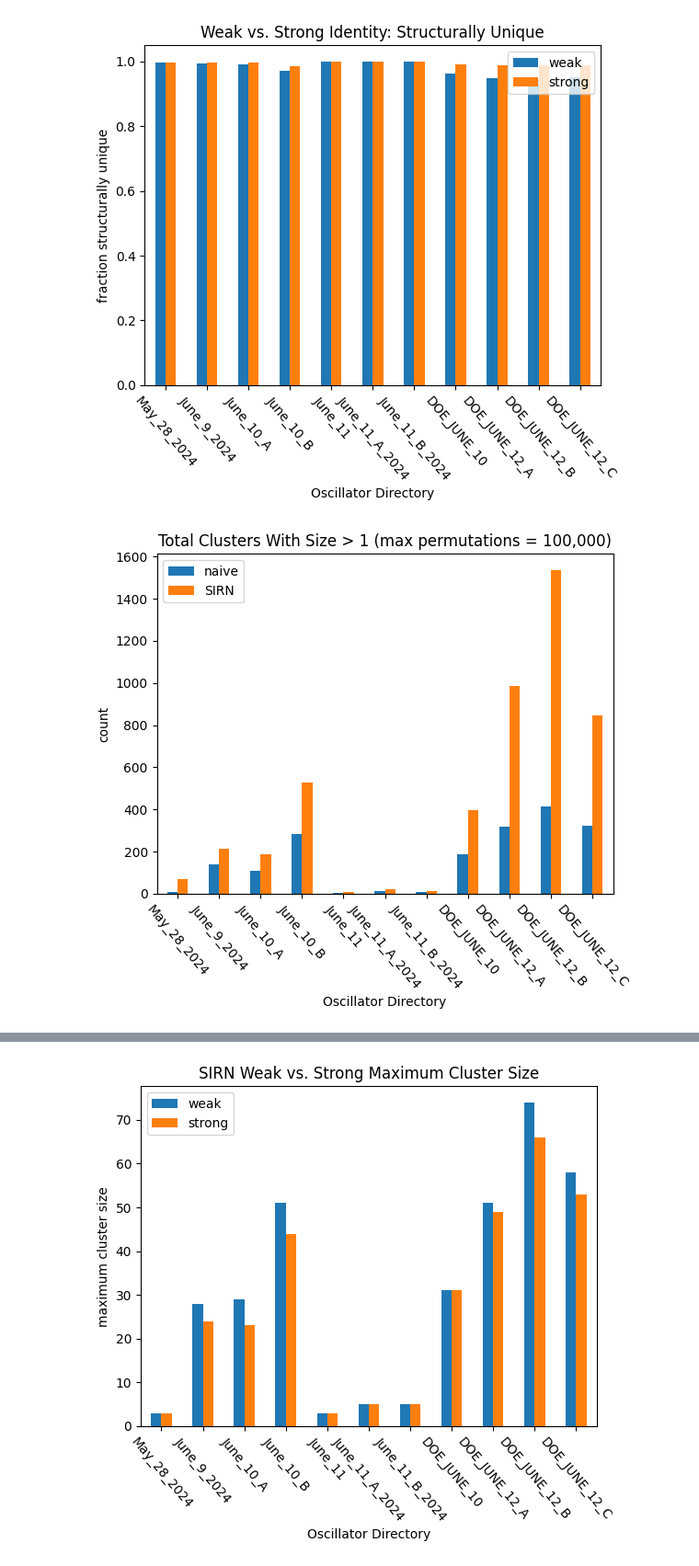
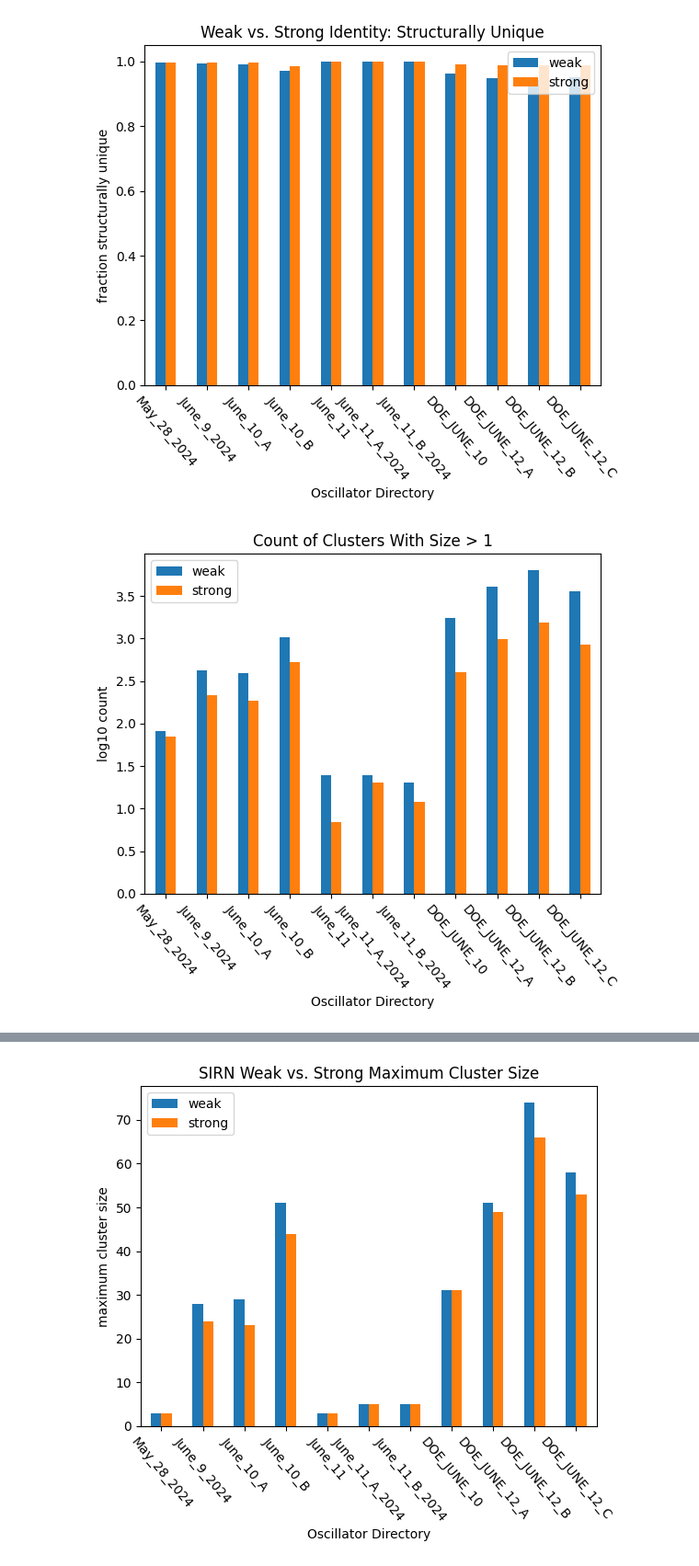
Before and after one commit to ModelEngineering/pySubnetSB, a Jupyter notebook: notebooks/analyze_structure.ipynb, the cells around one changed output, grey strips where cells are left out. Shown at 92% size. Saved outputs shown, nothing was run; the diff lists cells and outputs as text; code cells hidden in the pictures.

```diff
--- a/notebooks/analyze_structure.ipynb
+++ b/notebooks/analyze_structure.ipynb
@@ -140,16 +166,16 @@ _ = SummaryStatistics.plotMetricByConditions("cluster_size_eq1_mean",
 [figure]
 # %%
 _ = SummaryStatistics.plotMetricByConditions("cluster_size_gt1_total",
-                identity_types = [True],
+                identity_types = [False, True],
                 max_num_perms = [100000],
-                sirn_types = [False, True],
-                is_log=False,
-                legends=["naive", "SIRN"],
-                title="Total Clusters With Size > 1 (max permutations = 100,000)",
-                ylabel="count",
+                sirn_types = [True],
+                is_log=True,
+                legends=["weak", "strong"],
+                title="Count of Clusters With Size > 1",
+                ylabel="log10 count",
                 )
 # %% [output]
-[figure, old version]
+[figure, new version]
 # %%
 _ = SummaryStatistics.plotMetricByConditions("cluster_size_gt1_mean",
                 identity_types = [False, True],
```
Also changed, not shown: parts of 12 cells of this notebook, 2 other files.
